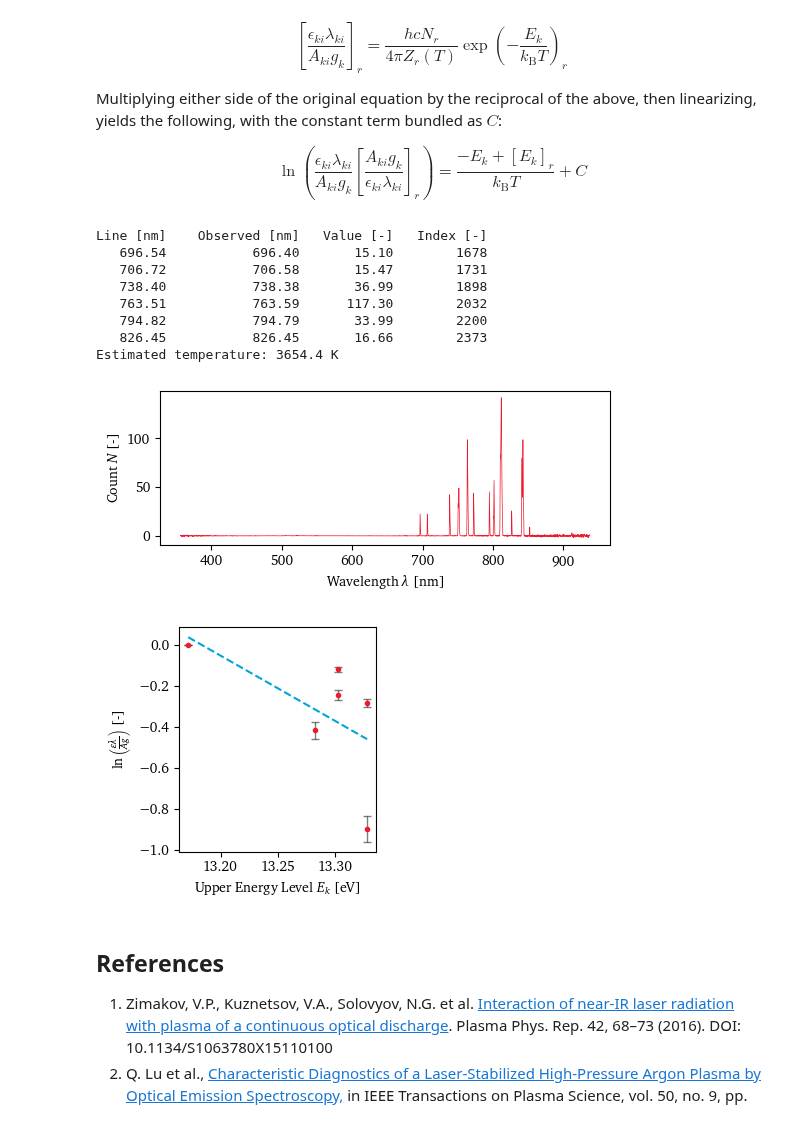
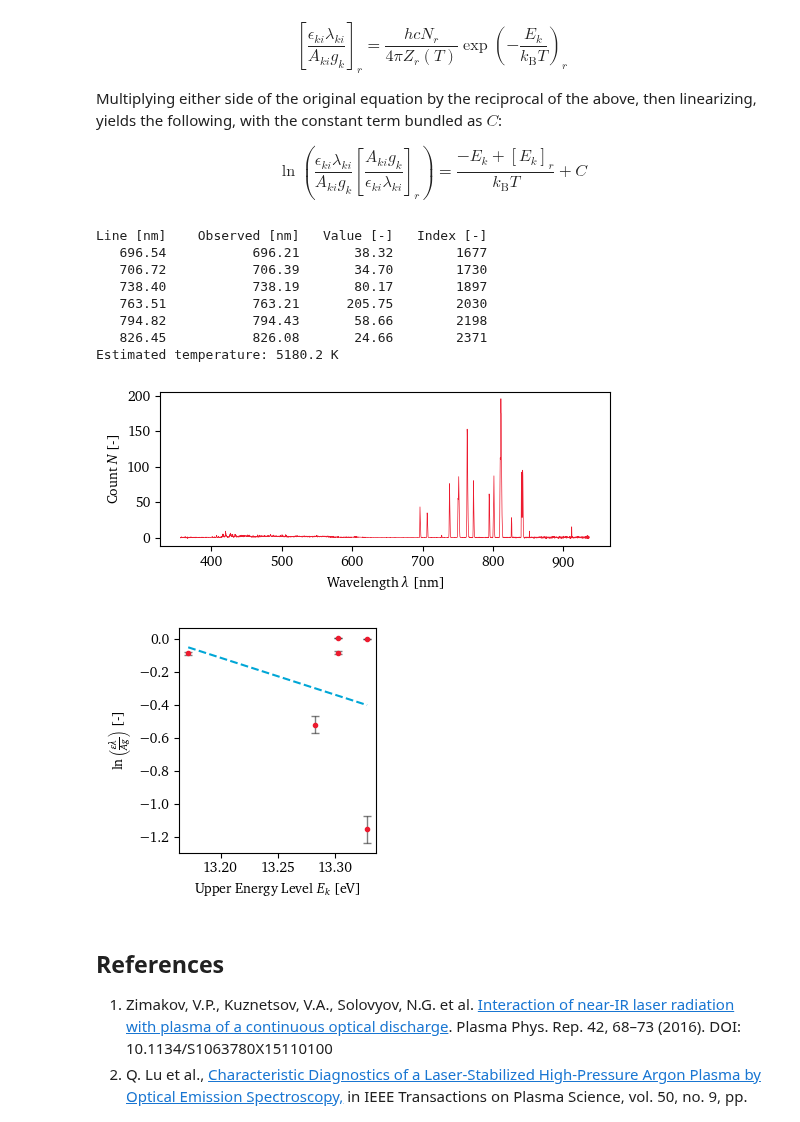
Before and after one commit to eeduplay/MScThesis, a Jupyter notebook: code/argon_spectrum.ipynb, the cells around one changed output. Drawn from its saved outputs; the diff is of its cells as text; code cells hidden in the pictures.

```diff
--- a/code/argon_spectrum.ipynb
+++ b/code/argon_spectrum.ipynb
@@ -221,7 +221,7 @@ subset = [0,1,2,5,6,9]
 transitions = transitions_all[subset,:]
 # transitions = transitions_all
 # t_subset = None
-ID = 'LSP88_F10'
+ID = 'LSP60_S9'
 spectrumPath = sp.get_filepath_from_ID(ID)
 # spectrumPath = "E:\Spectra\calibration\Mercury-Argog_Spectrum.txt"
 # spectrumPath = '../rawdata/spectra/testspectrum2.csv'
@@ -241,44 +241,44 @@ observed_lines = s.find_lines(transitions[:,0], array=True,
                               verbose=True,
                               voigt=True)
 ref_wavelength = 763.51
-# ref_wavelength = 826.45
+# ref_wavelength = 696.54
 ref_line_index = observed_lines[:,0] == ref_wavelength
 ref_line = observed_lines[ref_line_index, :].reshape((4,))
 ref_term = transitions[transitions[:,0] == ref_wavelength, 1] \
             / (ref_line[2]*ref_wavelength)
 lnvalues = np.log(
     ref_term * observed_lines[:,0] * observed_lines[:,2] / transitions[:,1]
 )
 E_kr = transitions[transitions[:,0] == ref_wavelength, 2]
 
 fitfunc = lambda ek, m, c: m*ek + c  # We're bundling the E_kr/kb.T term into c
 
 popt, pcov = curve_fit(fitfunc, transitions[:,2], lnvalues)
 fitfunc_x = np.array([transitions[:,2].min(), transitions[:,2].max()])
 plt.subplots(figsize=(3,3))
 # plt.plot(transitions[:,2], lnvalues, '.')
 plt.errorbar(transitions[:,2], lnvalues, yerr=transitions[:,3]*np.abs(lnvalues),
              ecolor=(0,0,0,0.5), elinewidth=1.0, capsize=3, fmt='.')
 print('Estimated temperature: {:.1f} K'.format(-elementary_charge/(kB*popt[0])))
 plt.xlabel(r'Upper Energy Level $E_k$ [eV]')
 plt.ylabel(r'$\ln{\left(\frac{\epsilon\lambda}{Ag}\right)}$ [-]')
 plt.plot(fitfunc_x, fitfunc(fitfunc_x, *popt), '--')
 plt.tight_layout()
 # plt.savefig('../report/assets/5 results/spectrum_{}_boltzmann.png'.format(ID),
 #               dpi=72)
 # plt.savefig('../report/assets/5 results/spectrum_{}_boltzmann.pdf'.format(ID))
 plt.show()
 # %% [output]
 Line [nm]    Observed [nm]   Value [-]   Index [-]
-   696.54           696.40       15.10        1678
-   706.72           706.58       15.47        1731
-   738.40           738.38       36.99        1898
-   763.51           763.59      117.30        2032
-   794.82           794.79       33.99        2200
-   826.45           826.45       16.66        2373
-Estimated temperature: 3654.4 K
+   696.54           696.21       38.32        1677
+   706.72           706.39       34.70        1730
+   738.40           738.19       80.17        1897
+   763.51           763.21      205.75        2030
+   794.82           794.43       58.66        2198
+   826.45           826.08       24.66        2371
+Estimated temperature: 5180.2 K
-[figure, old version]
+[figure, new version]
-[figure, old version]
+[figure, new version]
 # %% [markdown]
 ## References
 1. Zimakov, V.P., Kuznetsov, V.A., Solovyov, N.G. et al. [Interaction of near-IR laser radiation with plasma of a continuous optical discharge](https://doi.org/10.1134/S1063780X15110100). Plasma Phys. Rep. 42, 68–73 (2016). DOI: 10.1134/S1063780X15110100
```
Also changed, not shown: 18 other files.
